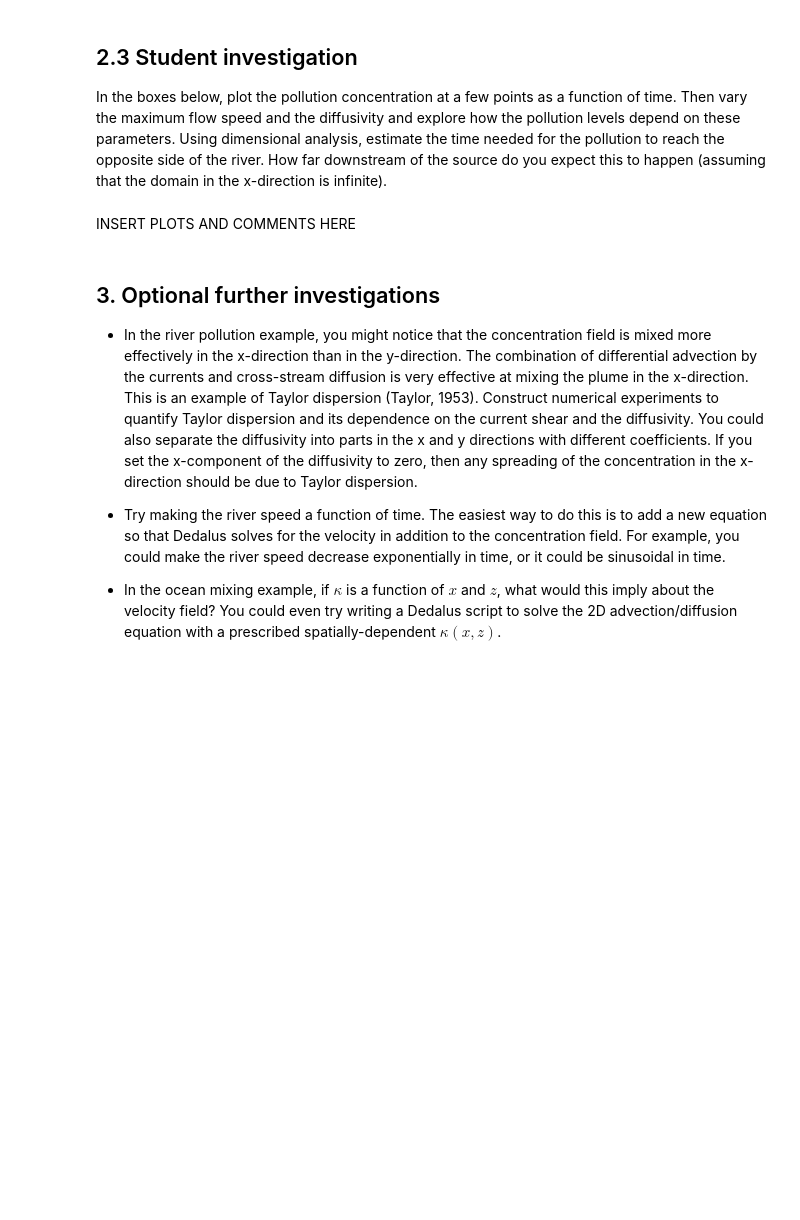
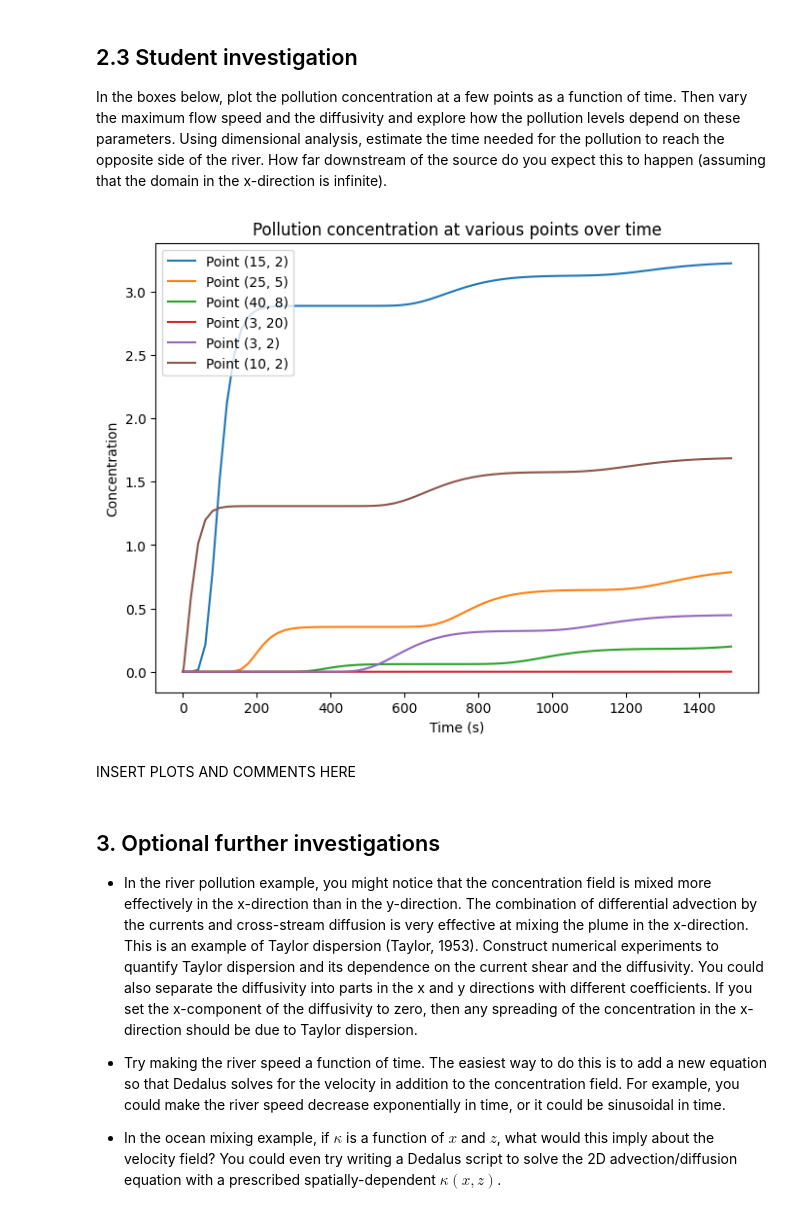
Before and after one commit to StarYuxinChen/QCES, a Jupyter notebook: Project2_transport.ipynb, the cells around one changed output. Saved outputs shown, nothing was run; the diff lists cells and outputs as text; code cells hidden in the pictures; blank space fills up the shorter version.

```diff
--- a/Project2_transport.ipynb
+++ b/Project2_transport.ipynb
@@ -422,6 +445,23 @@ HTML(anim.to_html5_video())
 ## 2.3 Student investigation
 <a id='section2pt3'></a>
 In the boxes below, plot the pollution concentration at a few points as a function of time. Then vary the maximum flow speed and the diffusivity and explore how the pollution levels depend on these parameters. Using dimensional analysis, estimate the time needed for the pollution to reach the opposite side of the river. How far downstream of the source do you expect this to happen (assuming that the domain in the x-direction is infinite).
+# %%
+# Example points to monitor concentration changes
+points = [(15, 2), (25, 5), (40, 8),(3,20), (3,2), (10,2)]  # (x, y) coordinates
+
+plt.figure(figsize=(8, 6))
+for (px, py) in points:
+    i, j = np.argmin(np.abs(x - px)), np.argmin(np.abs(y - py))
+    concentration_time_series = [c[i, j] for c in c_save]
+    plt.plot(t_save, concentration_time_series, label=f'Point ({px}, {py})')
+
+plt.xlabel('Time (s)')
+plt.ylabel('Concentration')
+plt.legend()
+plt.title('Pollution concentration at various points over time')
+plt.show()
+# %% [output]
+[figure, added]
 # %% [markdown]
 INSERT PLOTS AND COMMENTS HERE
 # %% [markdown]
```
Also changed, not shown: parts of 6 cells of this notebook.
